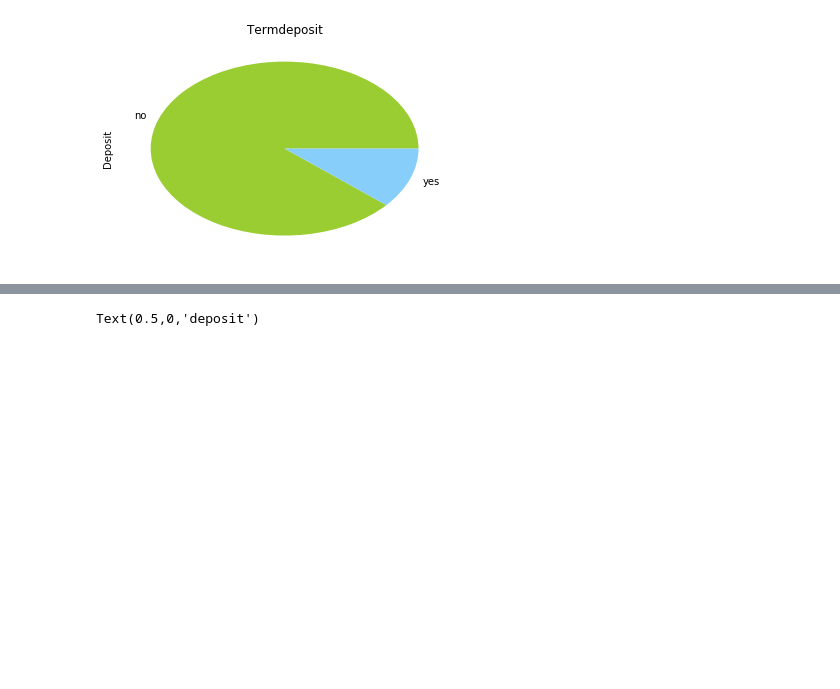
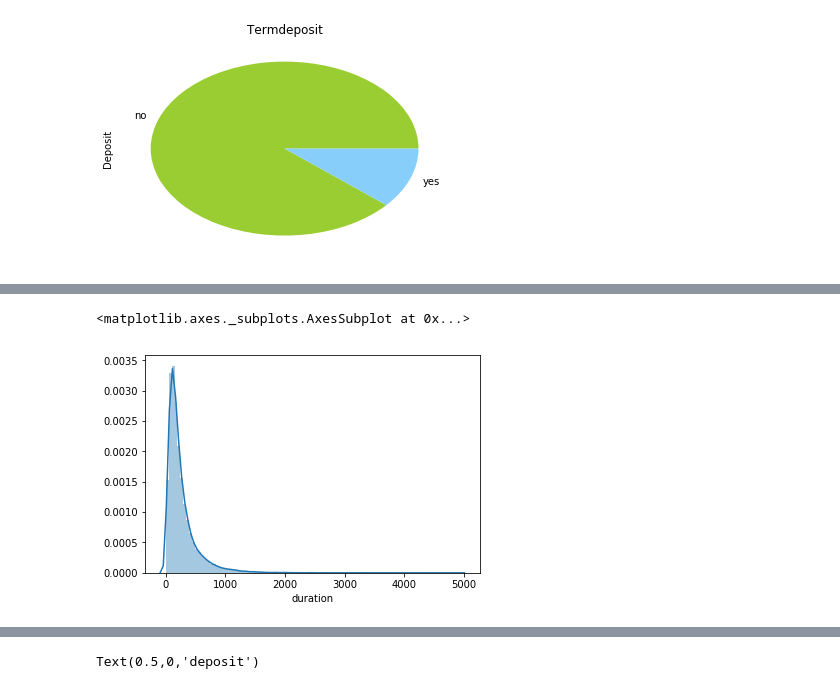
Before and after one commit to dchu837/Assignment-4, a Jupyter notebook: Assignment 4 BDAS.ipynb, the cells around one changed output, grey strips where cells are left out. Saved outputs shown, nothing was run; the diff lists cells and outputs as text; code cells hidden in the pictures; blank space fills up the shorter version.

```diff
--- a/Assignment 4 BDAS.ipynb
+++ b/Assignment 4 BDAS.ipynb
@@ -143,0 +168,5 @@ plt.show()
+# %%
+sns.distplot(Pdf.duration, bins=100)
+# %% [output]
+<matplotlib.axes._subplots.AxesSubplot at 0x...>
+[figure, added]
```
Also changed, not shown: parts of 21 cells of this notebook, 2 other files.
